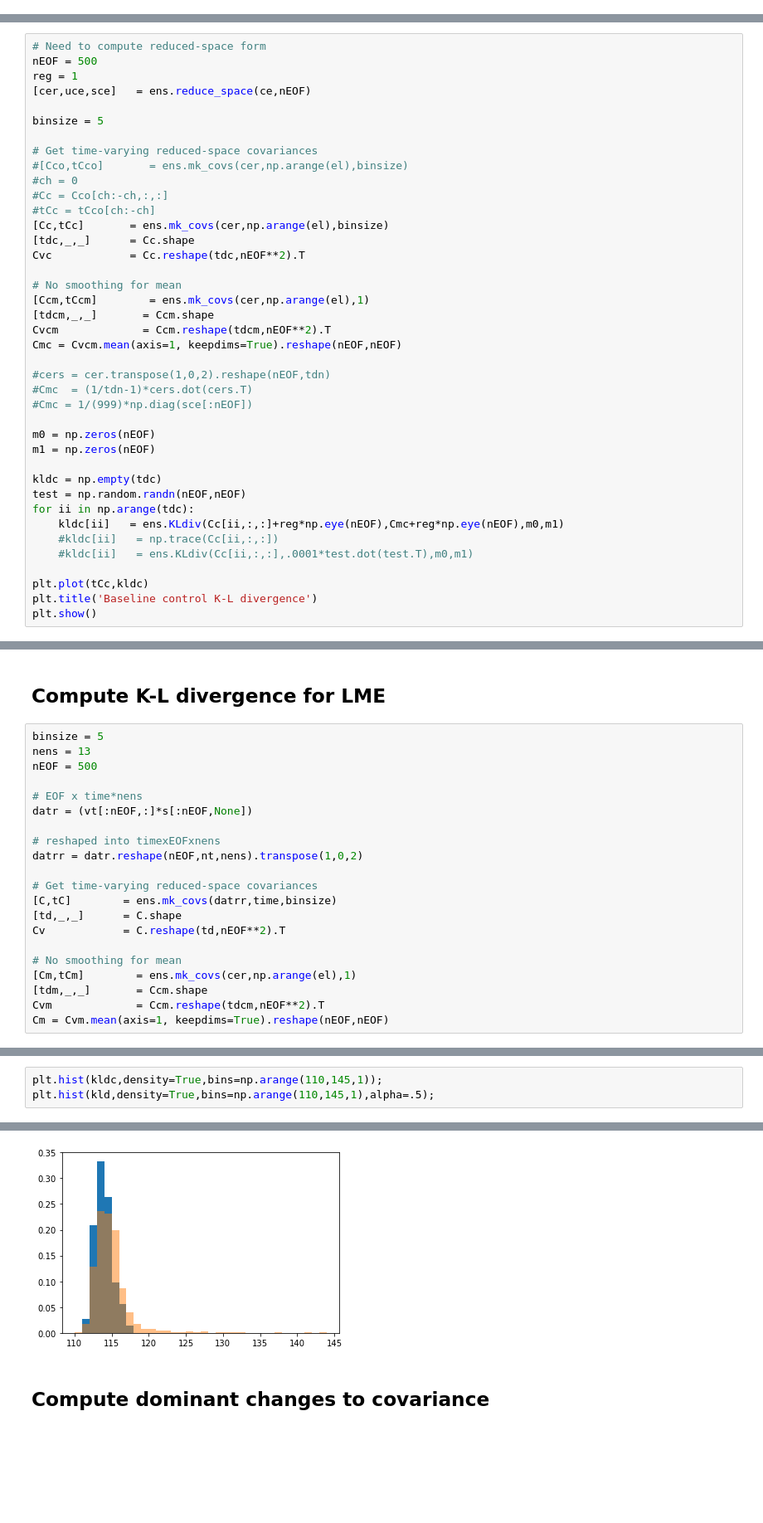
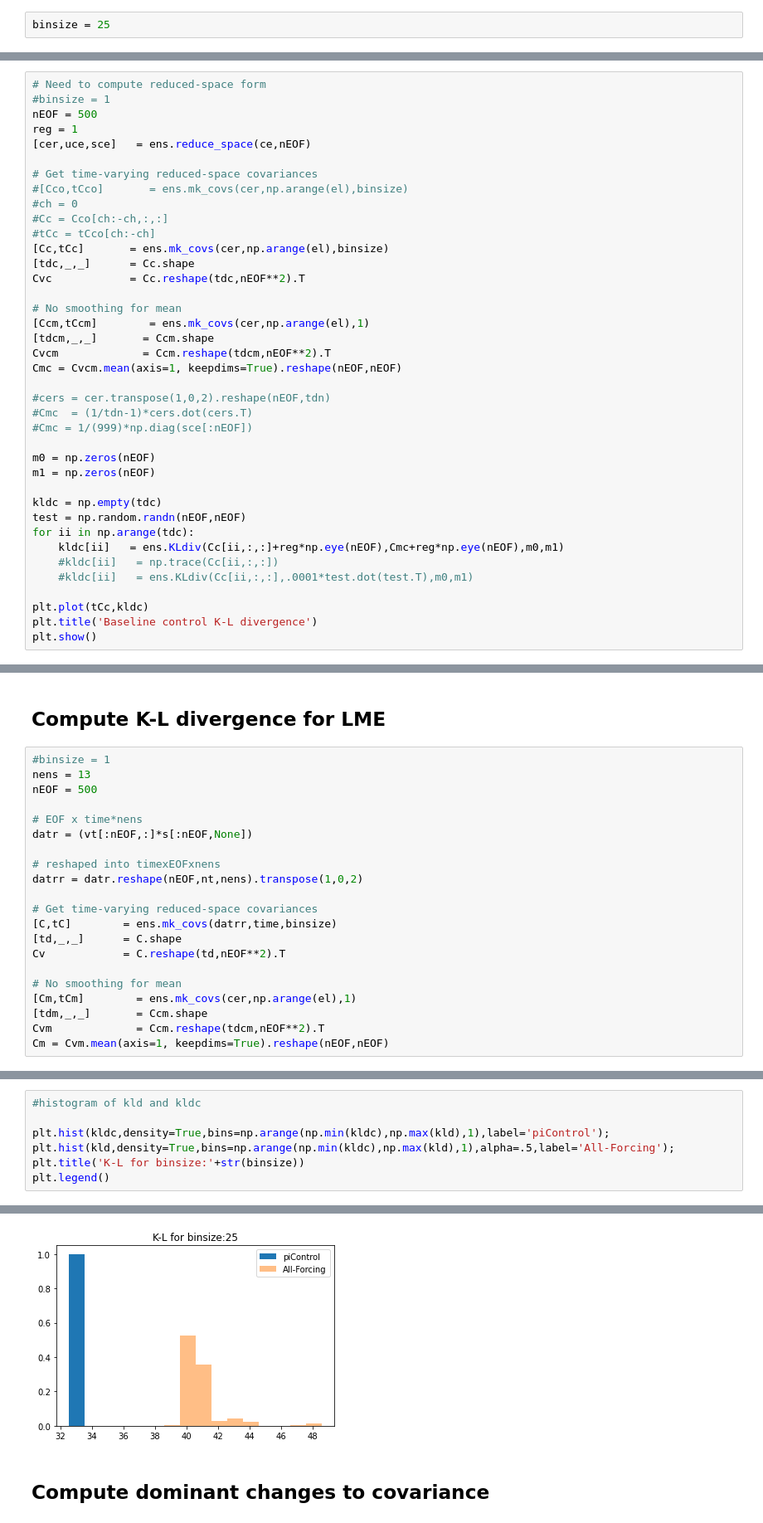
Before and after one commit to amrhein/SEOFs, a Jupyter notebook: es_LME.ipynb, the cells around one changed output, grey strips where cells are left out. Shown at 83% size. Cells and saved outputs as stored; diff of their text form; blank space fills up the shorter version.

Commit message:
Plotting changes to es_LME.ipynb, define bin size at start

```diff
--- a/es_LME.ipynb
+++ b/es_LME.ipynb
@@ -51,3 +53,5 @@ nlon = out['nlon']
+# %%
+binsize = 25
 # %% [markdown]
 ## Compute K-L divergence for control run
 # %%
@@ -73,11 +77,10 @@ ce2 = ce1.reshape(nlat*nlon,el,cnens)
 ce  = ce2.transpose([1,0,2])
 # %%
 # Need to compute reduced-space form
+#binsize = 1
 nEOF = 500
 reg = 1
 [cer,uce,sce]   = ens.reduce_space(ce,nEOF)
-
-binsize = 5
 
 # Get time-varying reduced-space covariances
 #[Cco,tCco]       = ens.mk_covs(cer,np.arange(el),binsize)
@@ -131,7 +134,7 @@ nens = out['nens']
 # %% [markdown]
 ## Compute K-L divergence for LME
 # %%
-binsize = 5
+#binsize = 1
 nens = 13
 nEOF = 500
 
@@ -171,4 +182,8 @@ plt.show()
 # %%
-plt.hist(kldc,density=True,bins=np.arange(110,145,1));
-plt.hist(kld,density=True,bins=np.arange(110,145,1),alpha=.5);
+#histogram of kld and kldc
+
+plt.hist(kldc,density=True,bins=np.arange(np.min(kldc),np.max(kld),1),label='piControl');
+plt.hist(kld,density=True,bins=np.arange(np.min(kldc),np.max(kld),1),alpha=.5,label='All-Forcing');
+plt.title('K-L for binsize:'+str(binsize))
+plt.legend()
 # %% [output]
@@ -175,4 +191,4 @@ plt.hist(kld,density=True,bins=np.arange(110,145,1),alpha=.5);
-[figure, old version]
+[figure, new version]
 # %% [markdown]
 ## Compute dominant changes to covariance
 # %%
```
Also changed, not shown: parts of 11 cells of this notebook.
